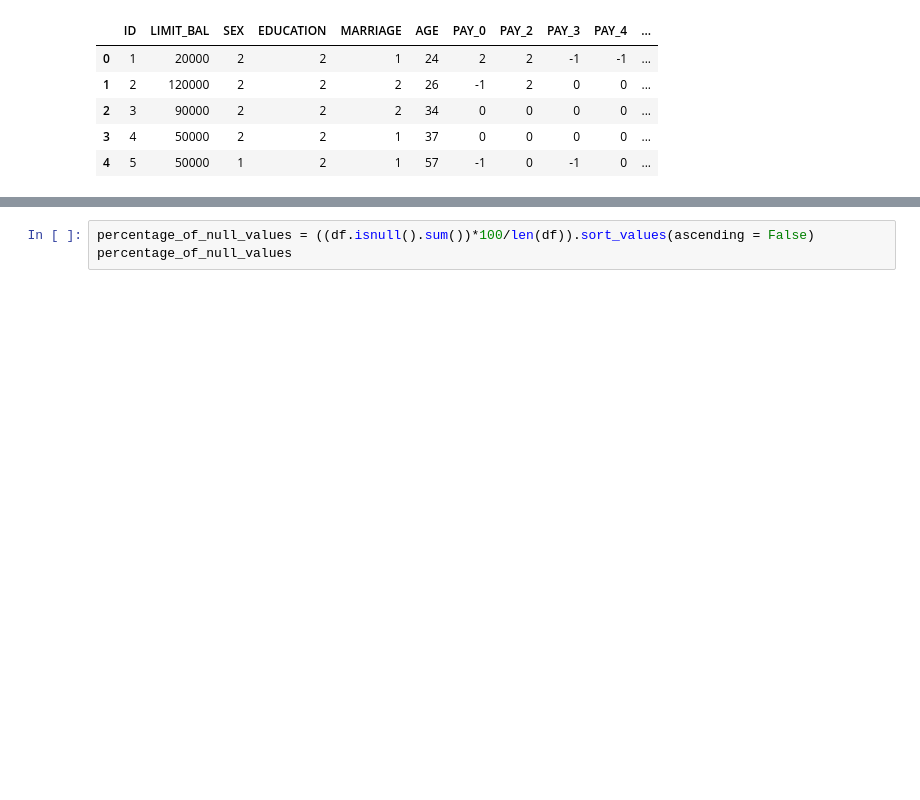
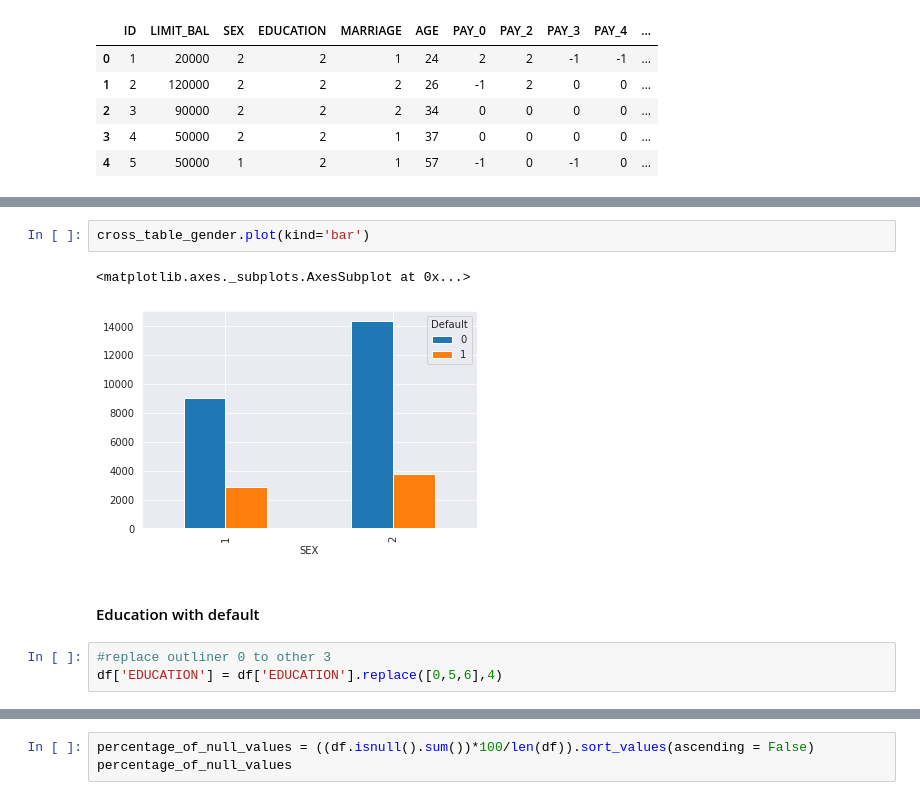
Before and after one commit to HeHeHuang/DataAnalytic, a Jupyter notebook: MayBank_DataScientist_Assessment.ipynb, the cells around one changed output, grey strips where cells are left out. Cells and saved outputs as stored; diff of their text form; blank space fills up the shorter version.

```diff
--- a/MayBank_DataScientist_Assessment.ipynb
+++ b/MayBank_DataScientist_Assessment.ipynb
@@ -66,0 +177,10 @@ df.describe()
+# %%
+cross_table_gender.plot(kind='bar')
+# %% [output]
+<matplotlib.axes._subplots.AxesSubplot at 0x...>
+[figure, added]
+# %% [markdown]
+#### Education with default
+# %%
+#replace outliner 0 to other 3
+df['EDUCATION'] = df['EDUCATION'].replace([0,5,6],4)
```
Also changed, not shown: parts of 67 cells of this notebook.
